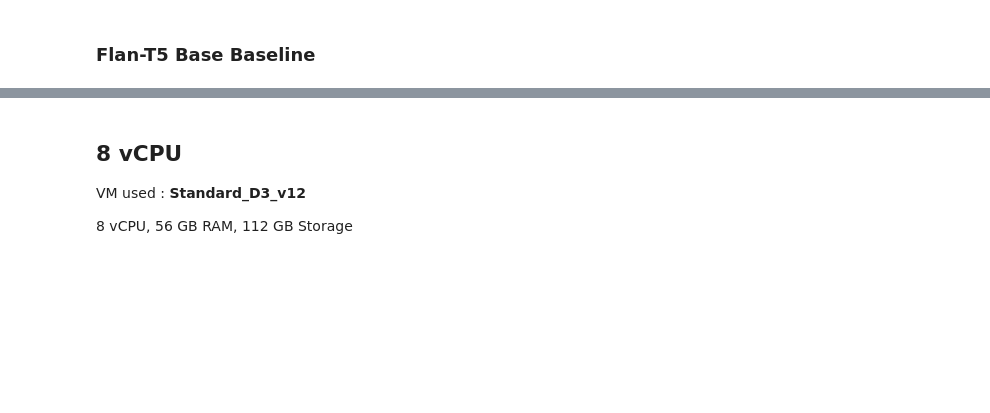
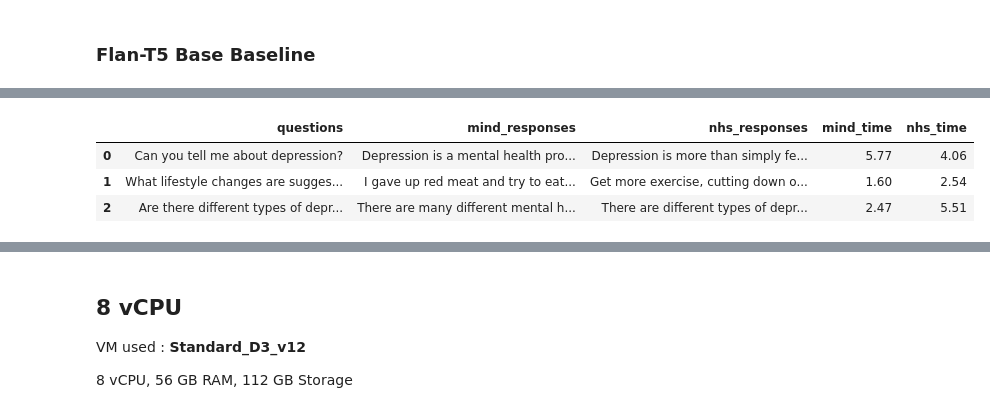
Before and after one commit to fuzzylabs/MindGPT, a Jupyter notebook: experiments/prompt_engineering_experiment.ipynb, the cells around one changed output, grey strips where cells are left out. Saved outputs shown, nothing was run; the diff lists cells and outputs as text; code cells hidden in the pictures; blank space fills up the shorter version.

```diff
--- a/experiments/prompt_engineering_experiment.ipynb
+++ b/experiments/prompt_engineering_experiment.ipynb
@@ -239,0 +196,3 @@ LLM Response: There are different types of depression, and some conditions where
+# %%
+template = "Context: {context}\n\nQuestion: {question}\n"
+result_df = run_experiment(QUESTIONS, template, is_baseline=True)
@@ -239,0 +248,7 @@ LLM Response: There are different types of depression, and some conditions where
+# %%
+result_df
+# %% [output]
+|  | questions | mind_responses | nhs_responses | mind_time | nhs_time |
+| 0 | Can you tell me about depression? | Depression is a mental health pro... | Depression is more than simply fe... | 5.77 | 4.06 |
+| 1 | What lifestyle changes are sugges... | I gave up red meat and try to eat... | Get more exercise, cutting down o... | 1.60 | 2.54 |
+| 2 | Are there different types of depr... | There are many different mental h... | There are different types of depr... | 2.47 | 5.51 |
```
Also changed, not shown: parts of 30 cells of this notebook.
